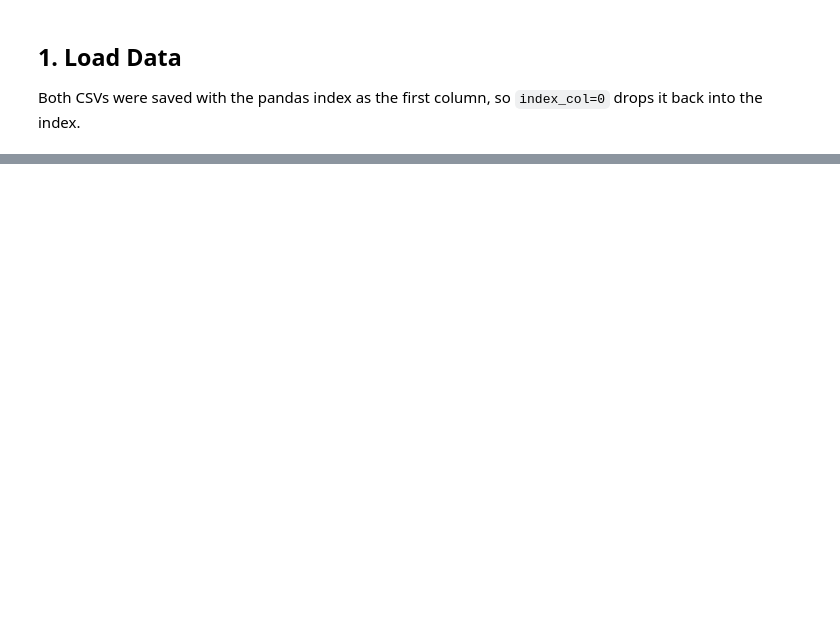
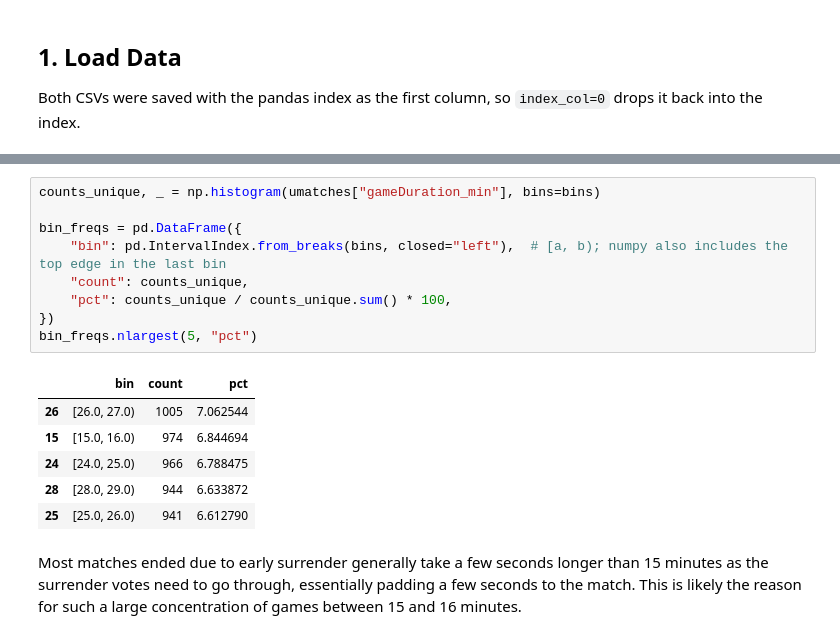
Before and after one commit to bzacharia999/Deep-dive-into-the-North-American-League-of-Legends-Challenger-League, a Jupyter notebook: notebooks/02_eda.ipynb, the cells around one changed output, grey strips where cells are left out. Cells and saved outputs as stored; diff of their text form; blank space fills up the shorter version.

```diff
--- a/notebooks/02_eda.ipynb
+++ b/notebooks/02_eda.ipynb
@@ -49,0 +148,18 @@ player_nulls
+# %%
+counts_unique, _ = np.histogram(umatches["gameDuration_min"], bins=bins)
+
+bin_freqs = pd.DataFrame({
+    "bin": pd.IntervalIndex.from_breaks(bins, closed="left"),  # [a, b); numpy also includes the top edge in the last bin
+    "count": counts_unique,
+    "pct": counts_unique / counts_unique.sum() * 100,
+})
+bin_freqs.nlargest(5, "pct")
+# %% [output]
+|  | bin | count | pct |
+| 26 | [26.0, 27.0) | 1005 | 7.062544 |
+| 15 | [15.0, 16.0) | 974 | 6.844694 |
+| 24 | [24.0, 25.0) | 966 | 6.788475 |
+| 28 | [28.0, 29.0) | 944 | 6.633872 |
+| 25 | [25.0, 26.0) | 941 | 6.612790 |
+# %% [markdown]
+Most matches ended due to early surrender generally take a few seconds longer than 15 minutes as the surrender votes need to go through, essentially padding a few seconds to the match. This is likely the reason for such a large concentration of games between 15 and 16 minutes.
```
Also changed, not shown: parts of 18 cells of this notebook.
